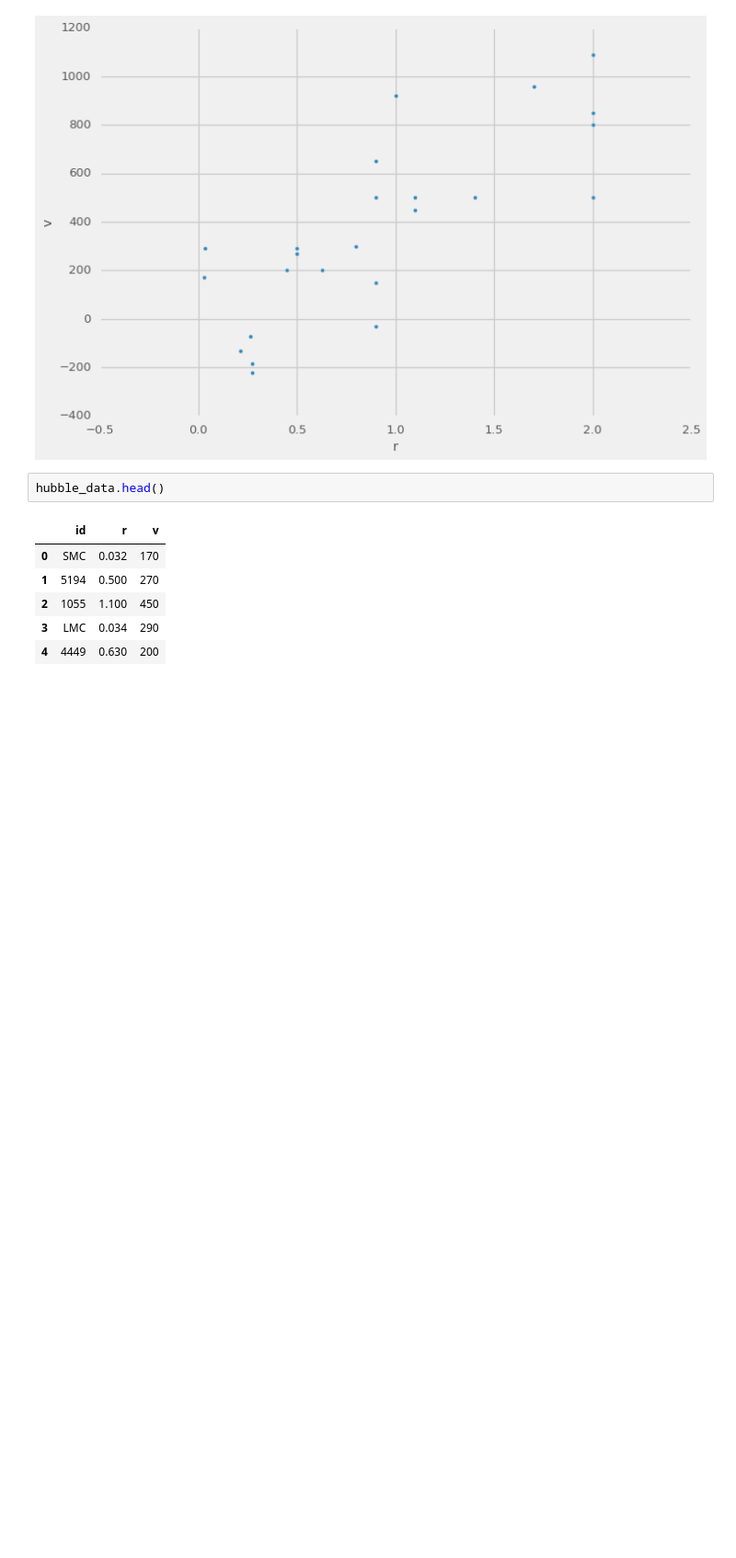
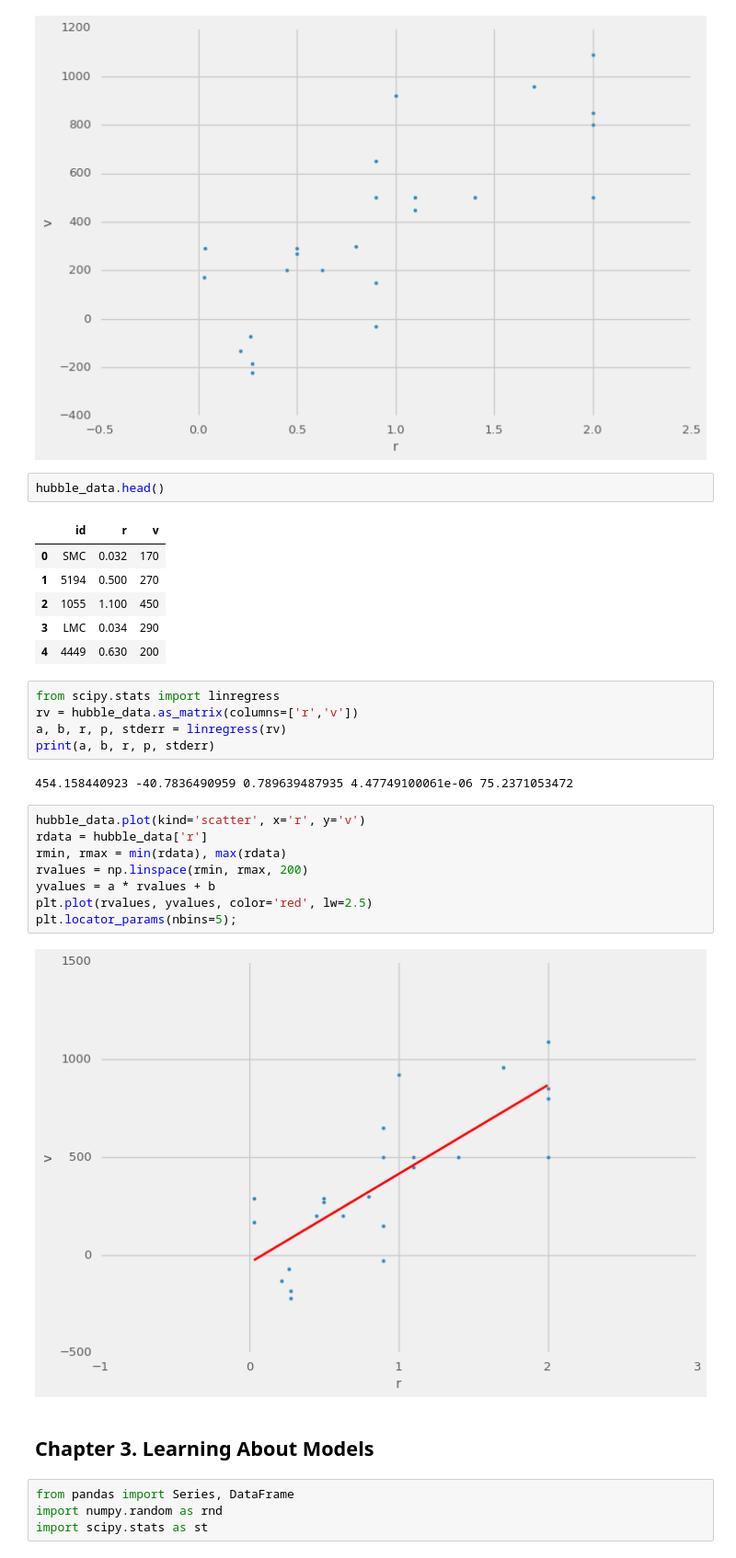
Before and after one commit to doolingdavid/Mastering-Python-Data-Analysis, a Jupyter notebook: learning.ipynb, the cells around one changed output. Shown at 92% size. Cells and saved outputs as stored; diff of their text form; blank space fills up the shorter version.

Commit message:
edited learning

```diff
--- a/learning.ipynb
+++ b/learning.ipynb
@@ -395,3 +395,26 @@ hubble_data.head()
 | 2 | 1055 | 1.100 | 450 |
 | 3 | LMC | 0.034 | 290 |
 | 4 | 4449 | 0.630 | 200 |
+# %%
+from scipy.stats import linregress
+rv = hubble_data.as_matrix(columns=['r','v'])
+a, b, r, p, stderr = linregress(rv)
+print(a, b, r, p, stderr)
+# %% [output]
+454.158440923 -40.7836490959 0.789639487935 4.47749100061e-06 75.2371053472
+# %%
+hubble_data.plot(kind='scatter', x='r', y='v')
+rdata = hubble_data['r']
+rmin, rmax = min(rdata), max(rdata)
+rvalues = np.linspace(rmin, rmax, 200)
+yvalues = a * rvalues + b
+plt.plot(rvalues, yvalues, color='red', lw=2.5)
+plt.locator_params(nbins=5);
+# %% [output]
+[figure, added]
+# %% [markdown]
+## Chapter 3. Learning About Models
+# %%
+from pandas import Series, DataFrame
+import numpy.random as rnd
+import scipy.stats as st
```
Also changed, not shown: parts of 13 cells of this notebook.
